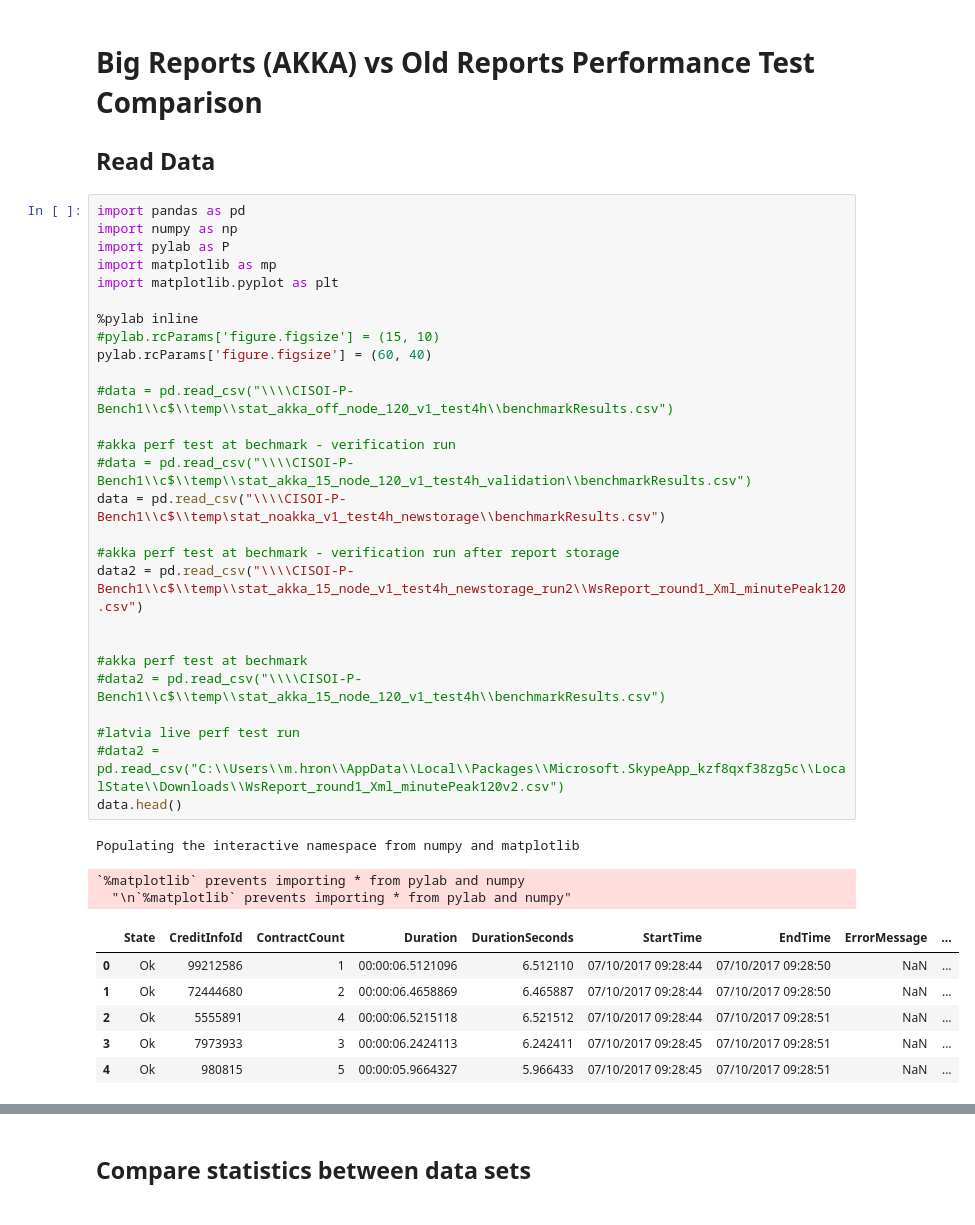
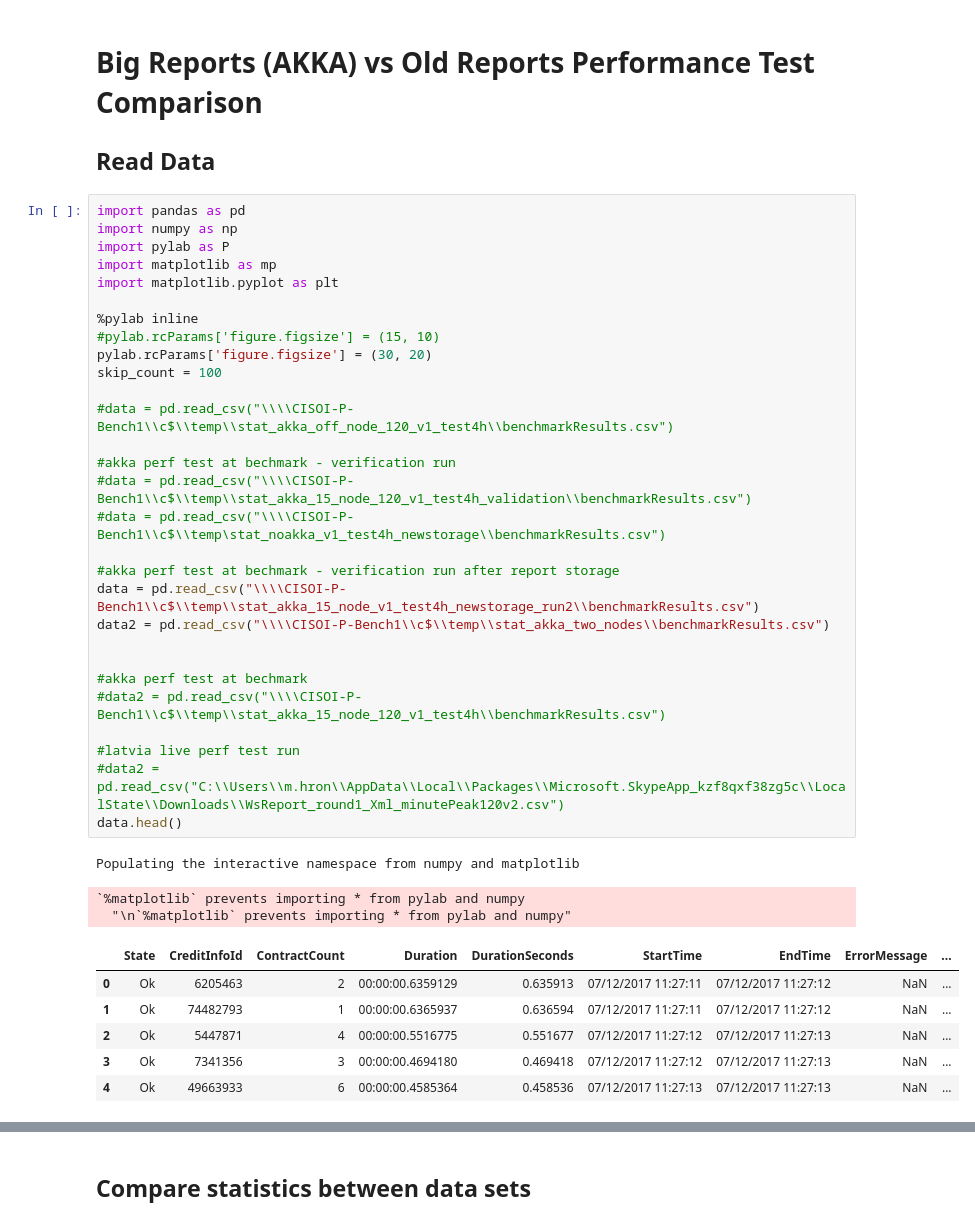
Before and after one commit to matej-hron/deeplearning, a Jupyter notebook: jupyter/PerfTestsAkka.ipynb, the cells around one changed output, grey strips where cells are left out. Saved outputs shown, nothing was run; the diff lists cells and outputs as text.

```diff
--- a/jupyter/PerfTestsAkka.ipynb
+++ b/jupyter/PerfTestsAkka.ipynb
@@ -5,40 +5,42 @@
 # %%
 import pandas as pd
 import numpy as np
 import pylab as P
 import matplotlib as mp
 import matplotlib.pyplot as plt
 
 %pylab inline
 #pylab.rcParams['figure.figsize'] = (15, 10)
-pylab.rcParams['figure.figsize'] = (60, 40)
+pylab.rcParams['figure.figsize'] = (30, 20)
+skip_count = 100
 
 #data = pd.read_csv("\\\\CISOI-P-Bench1\\c$\\temp\\stat_akka_off_node_120_v1_test4h\\benchmarkResults.csv")
 
 #akka perf test at bechmark - verification run
 #data = pd.read_csv("\\\\CISOI-P-Bench1\\c$\\temp\\stat_akka_15_node_120_v1_test4h_validation\\benchmarkResults.csv")
-data = pd.read_csv("\\\\CISOI-P-Bench1\\c$\\temp\stat_noakka_v1_test4h_newstorage\\benchmarkResults.csv")
+#data = pd.read_csv("\\\\CISOI-P-Bench1\\c$\\temp\stat_noakka_v1_test4h_newstorage\\benchmarkResults.csv")
 
 #akka perf test at bechmark - verification run after report storage
-data2 = pd.read_csv("\\\\CISOI-P-Bench1\\c$\\temp\\stat_akka_15_node_v1_test4h_newstorage_run2\\WsReport_round1_Xml_minutePeak120.csv")
+data = pd.read_csv("\\\\CISOI-P-Bench1\\c$\\temp\\stat_akka_15_node_v1_test4h_newstorage_run2\\benchmarkResults.csv")
+data2 = pd.read_csv("\\\\CISOI-P-Bench1\\c$\\temp\\stat_akka_two_nodes\\benchmarkResults.csv")
 
 
 #akka perf test at bechmark
 #data2 = pd.read_csv("\\\\CISOI-P-Bench1\\c$\\temp\\stat_akka_15_node_120_v1_test4h\\benchmarkResults.csv")
 
 #latvia live perf test run
 #data2 = pd.read_csv("C:\\Users\\m.hron\\AppData\\Local\\Packages\\Microsoft.SkypeApp_kzf8qxf38zg5c\\LocalState\\Downloads\\WsReport_round1_Xml_minutePeak120v2.csv")
 data.head()
 # %% [output]
 Populating the interactive namespace from numpy and matplotlib
 `%matplotlib` prevents importing * from pylab and numpy
   "\n`%matplotlib` prevents importing * from pylab and numpy"
 |  | State | CreditInfoId | ContractCount | Duration | DurationSeconds | StartTime | EndTime | ErrorMessage | ... |
-| 0 | Ok | 99212586 | 1 | 00:00:06.5121096 | 6.512110 | 07/10/2017 09:28:44 | 07/10/2017 09:28:50 | NaN | ... |
-| 1 | Ok | 72444680 | 2 | 00:00:06.4658869 | 6.465887 | 07/10/2017 09:28:44 | 07/10/2017 09:28:50 | NaN | ... |
-| 2 | Ok | 5555891 | 4 | 00:00:06.5215118 | 6.521512 | 07/10/2017 09:28:44 | 07/10/2017 09:28:51 | NaN | ... |
-| 3 | Ok | 7973933 | 3 | 00:00:06.2424113 | 6.242411 | 07/10/2017 09:28:45 | 07/10/2017 09:28:51 | NaN | ... |
-| 4 | Ok | 980815 | 5 | 00:00:05.9664327 | 5.966433 | 07/10/2017 09:28:45 | 07/10/2017 09:28:51 | NaN | ... |
+| 0 | Ok | 6205463 | 2 | 00:00:00.6359129 | 0.635913 | 07/12/2017 11:27:11 | 07/12/2017 11:27:12 | NaN | ... |
+| 1 | Ok | 74482793 | 1 | 00:00:00.6365937 | 0.636594 | 07/12/2017 11:27:11 | 07/12/2017 11:27:12 | NaN | ... |
+| 2 | Ok | 5447871 | 4 | 00:00:00.5516775 | 0.551677 | 07/12/2017 11:27:12 | 07/12/2017 11:27:13 | NaN | ... |
+| 3 | Ok | 7341356 | 3 | 00:00:00.4694180 | 0.469418 | 07/12/2017 11:27:12 | 07/12/2017 11:27:13 | NaN | ... |
+| 4 | Ok | 49663933 | 6 | 00:00:00.4585364 | 0.458536 | 07/12/2017 11:27:13 | 07/12/2017 11:27:13 | NaN | ... |
 # %%
 print("# of errors in the 1st set: ", len([x for x in data["State"] if x != 'Ok']))
 print("# of errors in the 2nd set: ", len([x for x in data2["State"] if x != 'Ok']))
```
Also changed, not shown: parts of 4 cells of this notebook, 3 other files.
